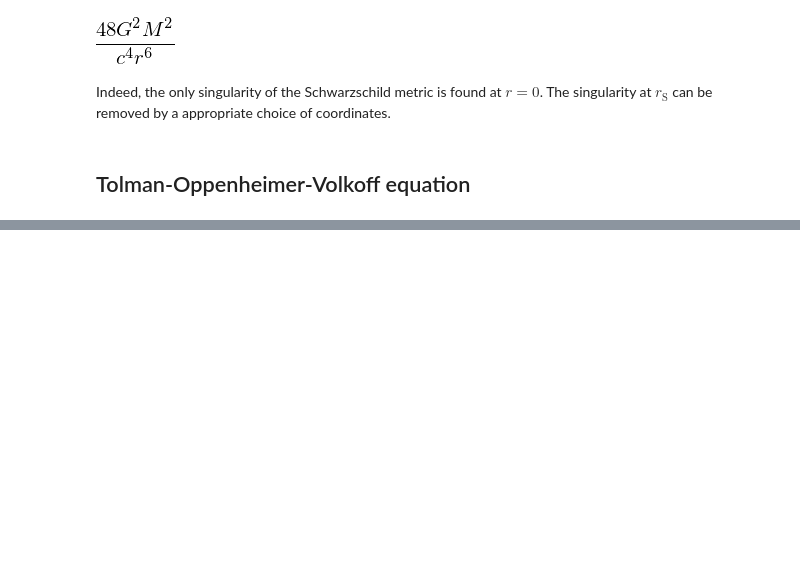
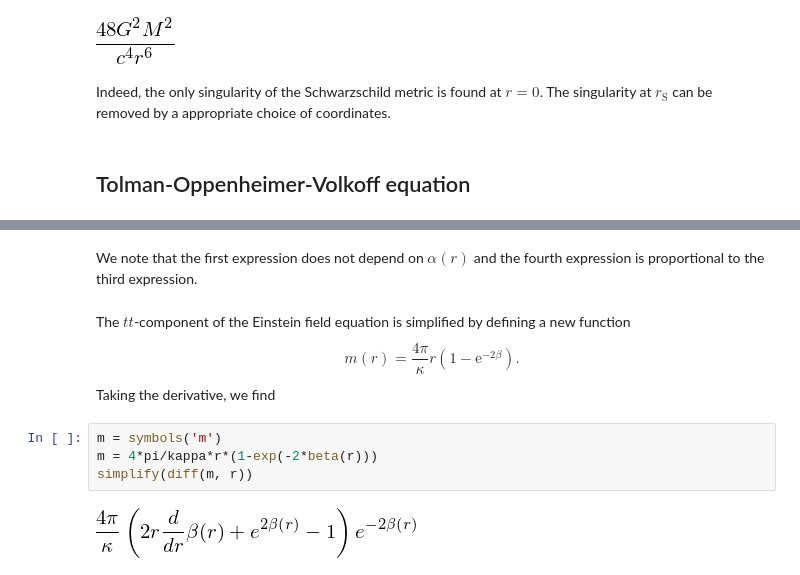
Before and after one commit to marcinofulus/jupyter4edu, a Jupyter notebook: augsburg/notebooks/generalrelativity/GeneralRelativity.ipynb, the cells around one changed output, grey strips where cells are left out. Saved outputs shown, nothing was run; the diff lists cells and outputs as text; blank space fills up the shorter version.

Commit message:
expanded part on TOV equation

```diff
--- a/augsburg/notebooks/generalrelativity/GeneralRelativity.ipynb
+++ b/augsburg/notebooks/generalrelativity/GeneralRelativity.ipynb
@@ -180,0 +178,12 @@ Einst(All, All)
+# %% [markdown]
+We note that the first expression does not depend on $\alpha(r)$ and the fourth expression is proportional to the third expression.
+# %% [markdown]
+The $tt$-component of the Einstein field equation is simplified by defining a new function
+$$m(r) = \frac{4\pi}{\kappa}r\left(1-\mathrm{e}^{-2\beta}\right).$$
+Taking the derivative, we find
+# %%
+m = symbols('m')
+m = 4*pi/kappa*r*(1-exp(-2*beta(r)))
+simplify(diff(m, r))
+# %% [output]
+[figure, added]
```
Also changed, not shown: parts of 17 cells of this notebook.
